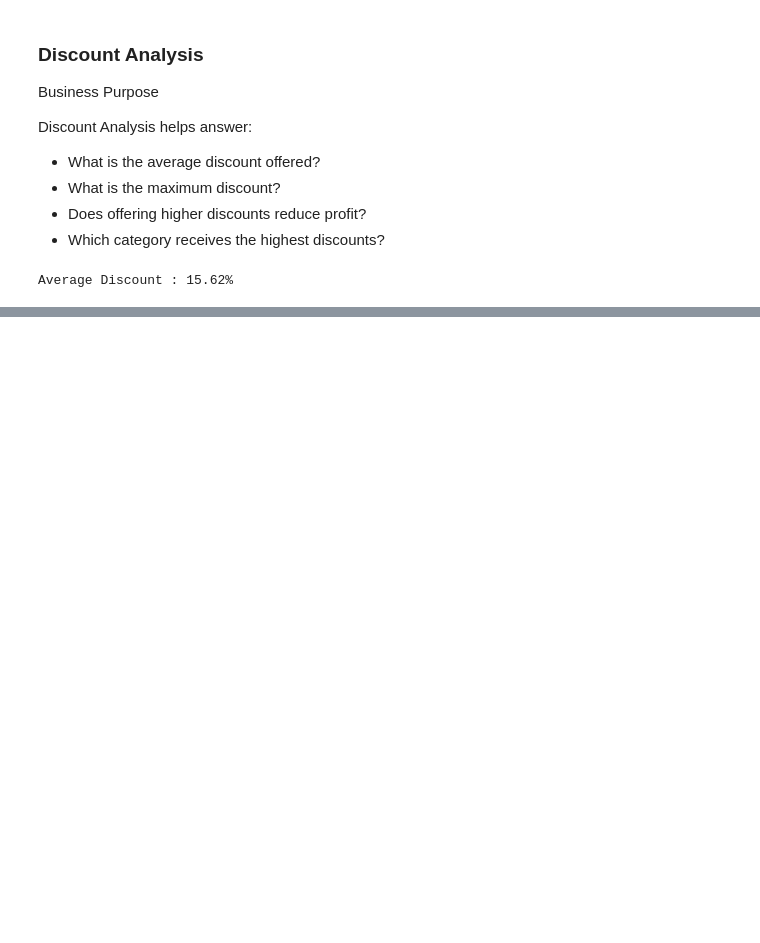
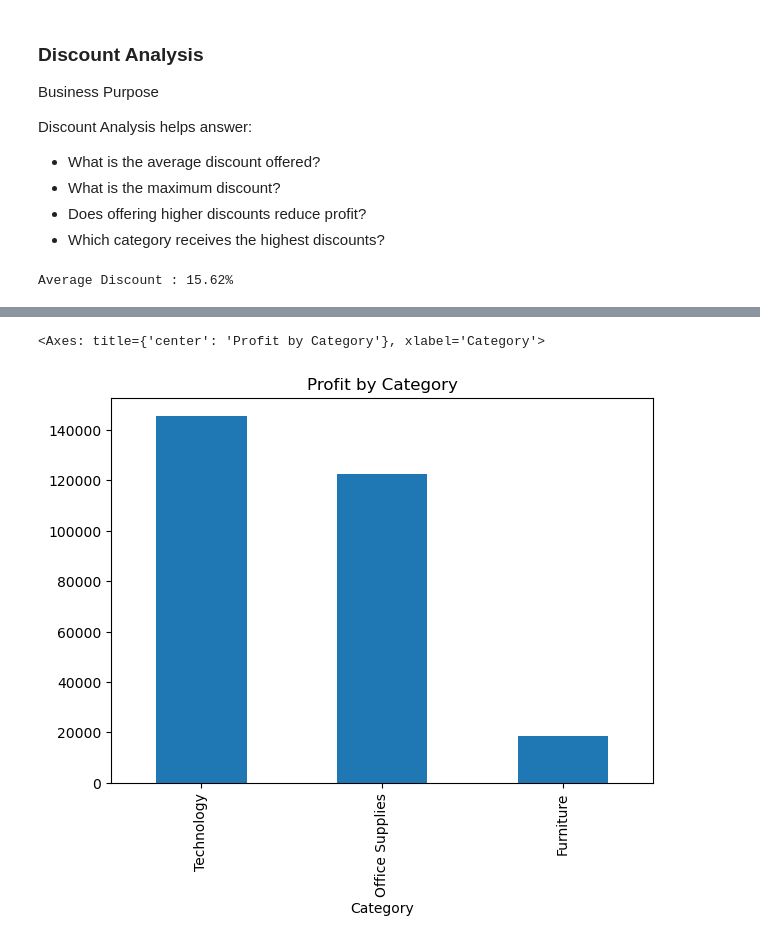
Before and after one commit to nikhilkanbarkar/data-science-and-machine-learning, a Jupyter notebook: Projects/SalesAnalysis/Notebook.ipynb, the cells around one changed output, grey strips where cells are left out. Cells and saved outputs as stored; diff of their text form; code cells hidden in the pictures; blank space fills up the shorter version.

```diff
--- a/Projects/SalesAnalysis/Notebook.ipynb
+++ b/Projects/SalesAnalysis/Notebook.ipynb
@@ -1397,0 +1484,8 @@ Average Discount : 15.62%
+# %%
+profit_by_category = (
+    sales_df.groupby("Category")["Profit"]
+            .sum()
+            .sort_values(ascending=False)
+)
+
+print(profit_by_category)
@@ -1397,0 +1545,9 @@ Average Discount : 15.62%
+# %%
+profit_by_category.plot(
+    kind="bar",
+    figsize=(7,5),
+    title="Profit by Category"
+)
+# %% [output]
+<Axes: title={'center': 'Profit by Category'}, xlabel='Category'>
+[figure, added]
```
Also changed, not shown: parts of 11 cells of this notebook.
